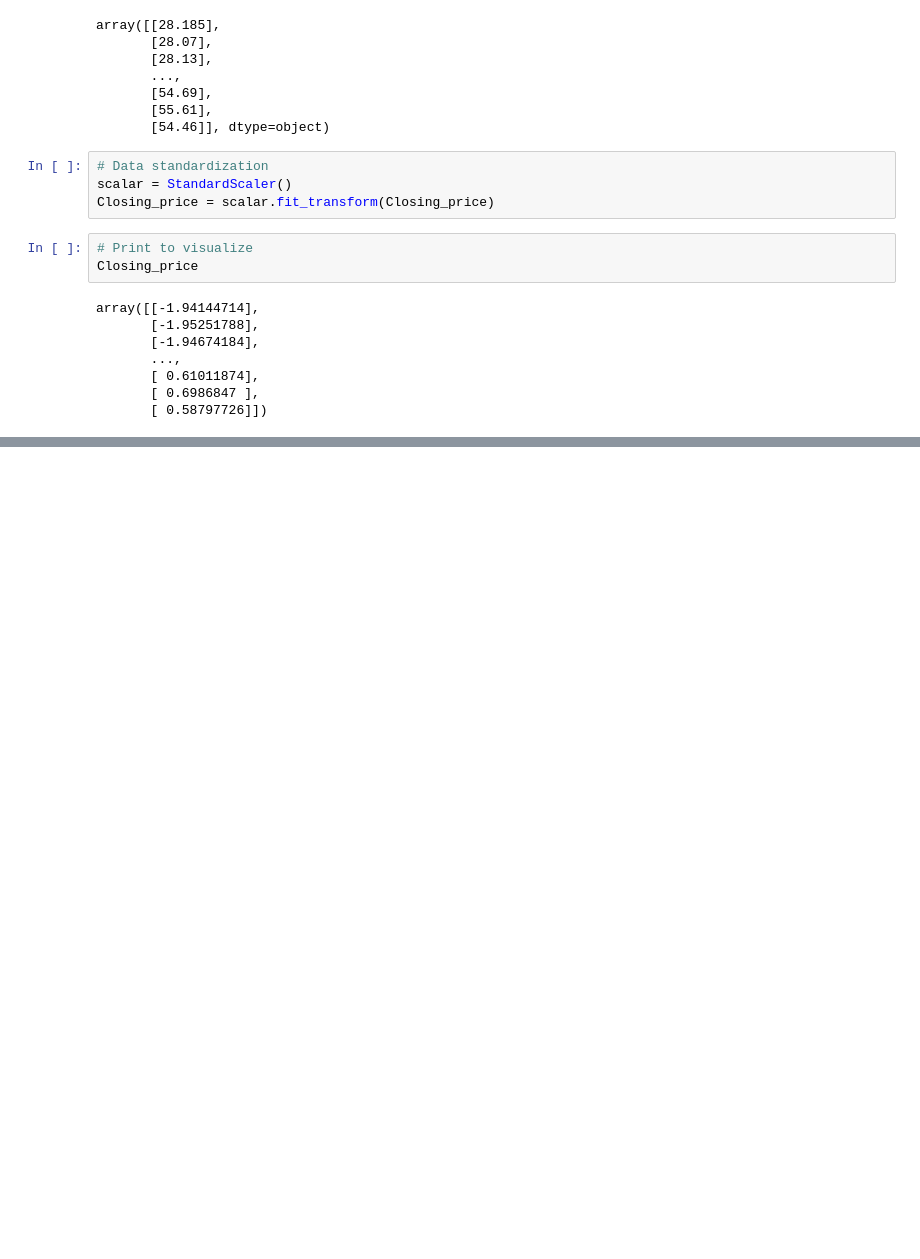
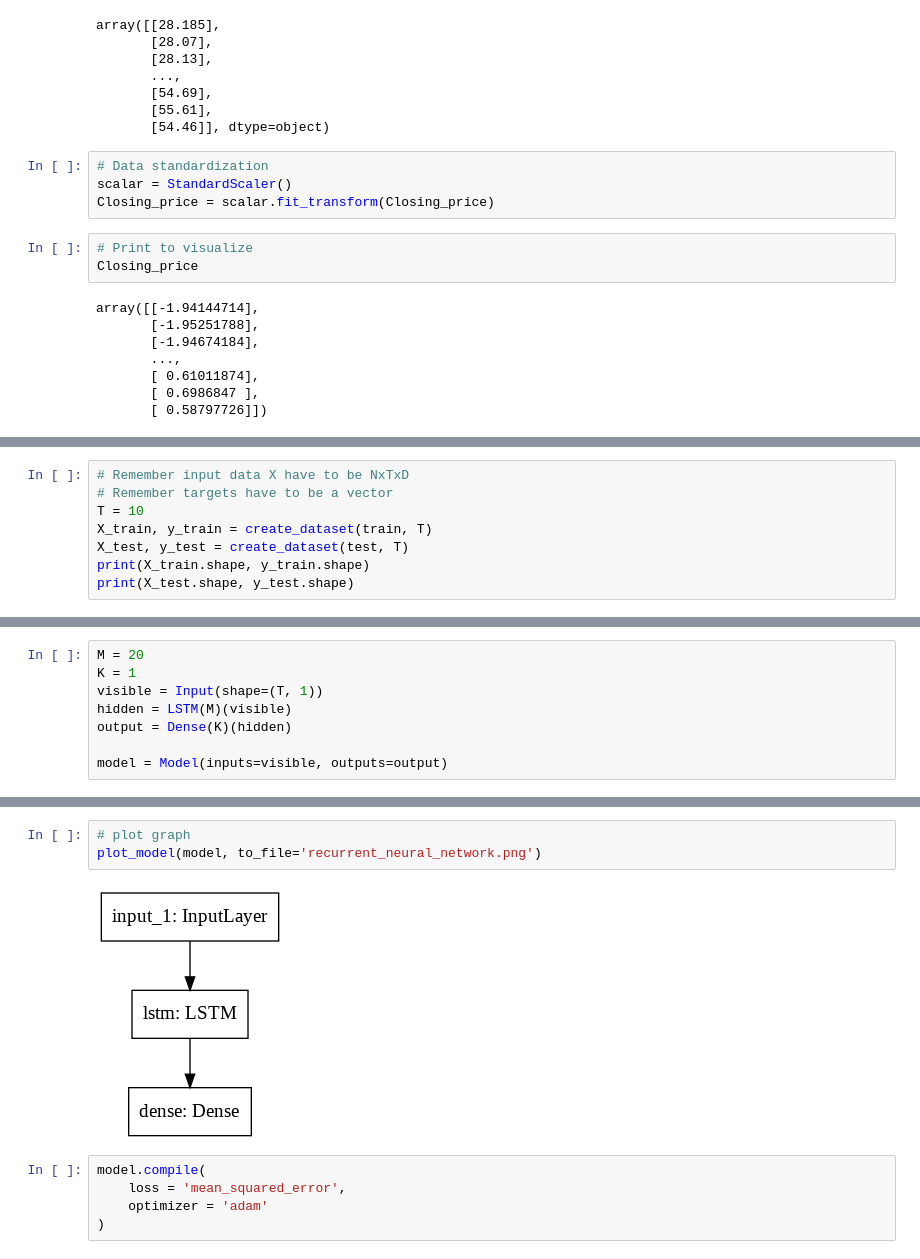
Before and after one commit to YasirHabib/Tensorflow-2.0-Deep-Learning-and-Artificial-Intelligence, a Jupyter notebook: stock_returns_RNN.ipynb, the cells around one changed output, grey strips where cells are left out. Cells and saved outputs as stored; diff of their text form; blank space fills up the shorter version.

```diff
--- a/stock_returns_RNN.ipynb
+++ b/stock_returns_RNN.ipynb
@@ -113,0 +128,8 @@ print(test_data.shape)
+# %%
+# Remember input data X have to be NxTxD
+# Remember targets have to be a vector
+T = 10
+X_train, y_train = create_dataset(train, T)
+X_test, y_test = create_dataset(test, T)
+print(X_train.shape, y_train.shape)
+print(X_test.shape, y_test.shape)
@@ -113,0 +139,8 @@ print(test_data.shape)
+# %%
+M = 20
+K = 1
+visible = Input(shape=(T, 1))
+hidden = LSTM(M)(visible)
+output = Dense(K)(hidden)
+
+model = Model(inputs=visible, outputs=output)
@@ -113,0 +164,10 @@ print(test_data.shape)
+# %%
+# plot graph
+plot_model(model, to_file='recurrent_neural_network.png')
+# %% [output]
+[figure, added]
+# %%
+model.compile(
+    loss = 'mean_squared_error',
+    optimizer = 'adam'
+)
```
Also changed, not shown: parts of 11 cells of this notebook.
